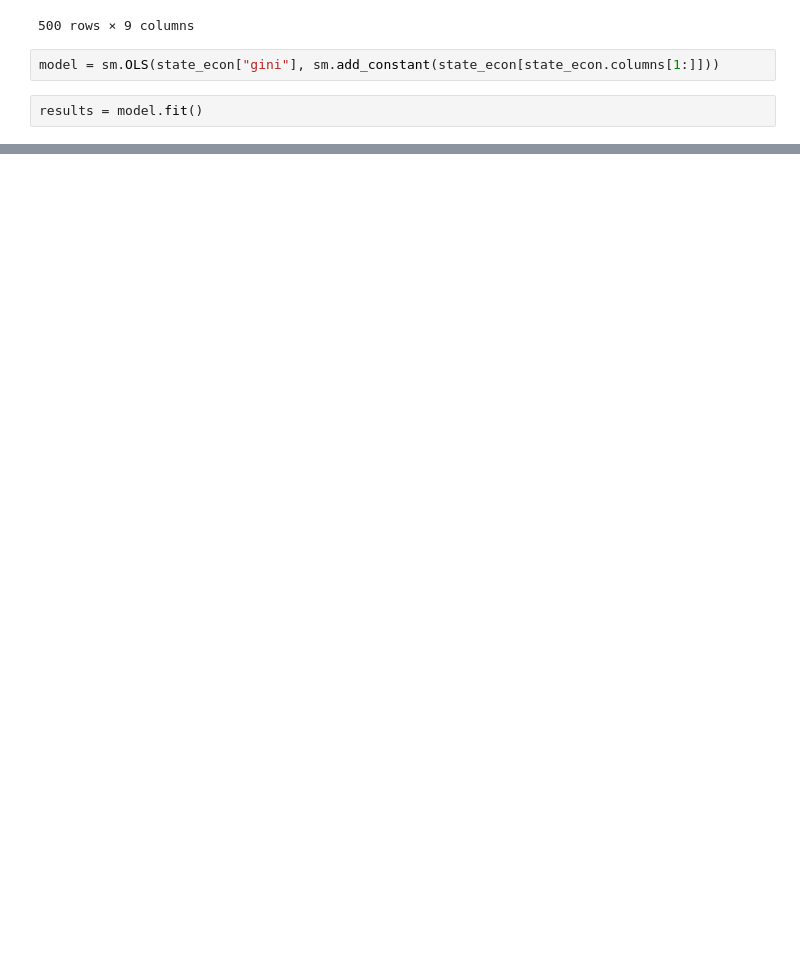
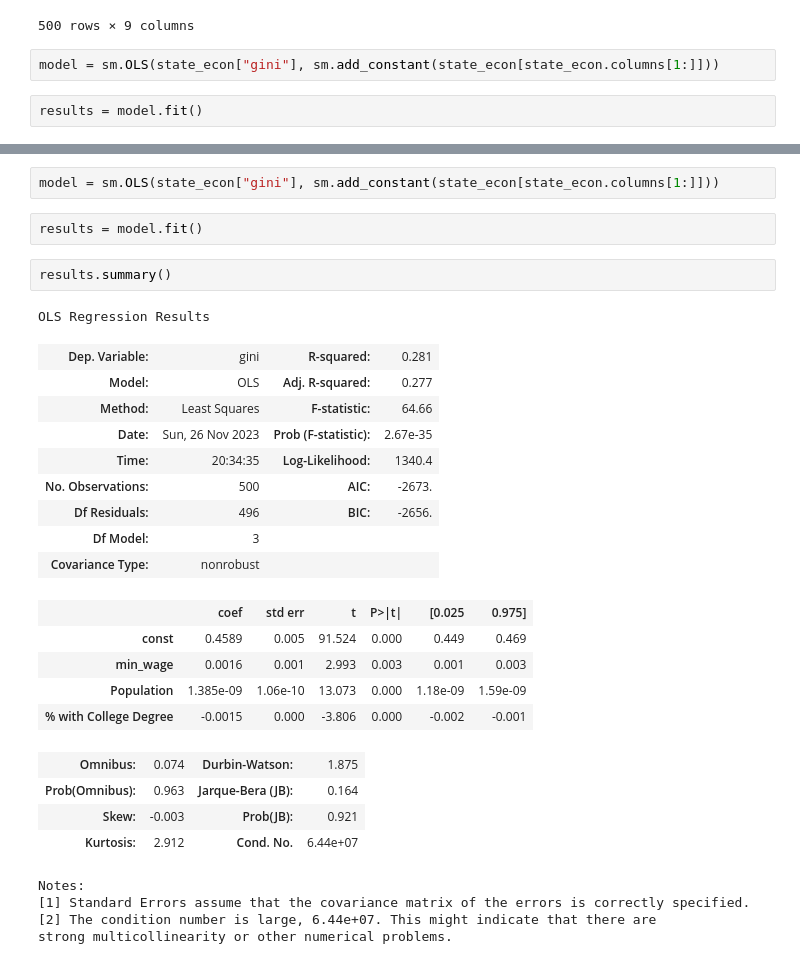
Before and after one commit to harshil0217/CMSE_Min_Wage_Project, a Jupyter notebook: Regression/State_Regression.ipynb, the cells around one changed output, grey strips where cells are left out. Saved outputs shown, nothing was run; the diff lists cells and outputs as text; blank space fills up the shorter version.

Commit message:
modified regression

```diff
--- a/Regression/State_Regression.ipynb
+++ b/Regression/State_Regression.ipynb
@@ -96,0 +135,30 @@ strong multicollinearity or other numerical problems.
+# %%
+model = sm.OLS(state_econ["gini"], sm.add_constant(state_econ[state_econ.columns[1:]]))
+# %%
+results = model.fit()
+# %%
+results.summary()
+# %% [output]
+OLS Regression Results
+| Dep. Variable: | gini | R-squared: | 0.281 |
+| Model: | OLS | Adj. R-squared: | 0.277 |
+| Method: | Least Squares | F-statistic: | 64.66 |
+| Date: | Sun, 26 Nov 2023 | Prob (F-statistic): | 2.67e-35 |
+| Time: | 20:34:35 | Log-Likelihood: | 1340.4 |
+| No. Observations: | 500 | AIC: | -2673. |
+| Df Residuals: | 496 | BIC: | -2656. |
+| Df Model: | 3 |  |  |
+| Covariance Type: | nonrobust |  |  |
+|  | coef | std err | t | P>|t| | [0.025 | 0.975] |
+| const | 0.4589 | 0.005 | 91.524 | 0.000 | 0.449 | 0.469 |
+| min_wage | 0.0016 | 0.001 | 2.993 | 0.003 | 0.001 | 0.003 |
+| Population | 1.385e-09 | 1.06e-10 | 13.073 | 0.000 | 1.18e-09 | 1.59e-09 |
+| % with College Degree | -0.0015 | 0.000 | -3.806 | 0.000 | -0.002 | -0.001 |
+| Omnibus: | 0.074 | Durbin-Watson: | 1.875 |
+| Prob(Omnibus): | 0.963 | Jarque-Bera (JB): | 0.164 |
+| Skew: | -0.003 | Prob(JB): | 0.921 |
+| Kurtosis: | 2.912 | Cond. No. | 6.44e+07 |
+Notes:
+[1] Standard Errors assume that the covariance matrix of the errors is correctly specified.
+[2] The condition number is large, 6.44e+07. This might indicate that there are
+strong multicollinearity or other numerical problems.
```
Also changed, not shown: parts of 4 cells of this notebook.
